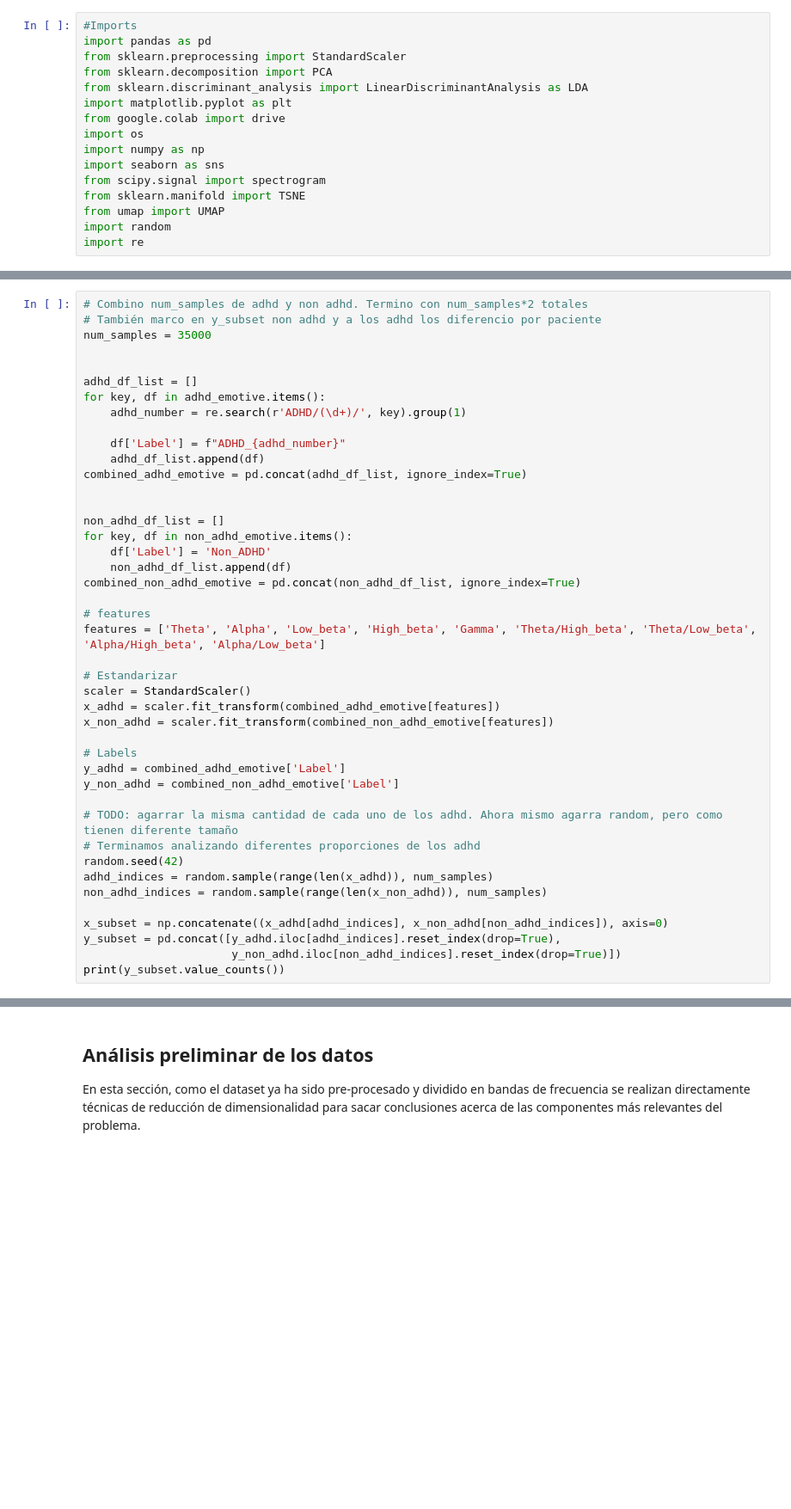
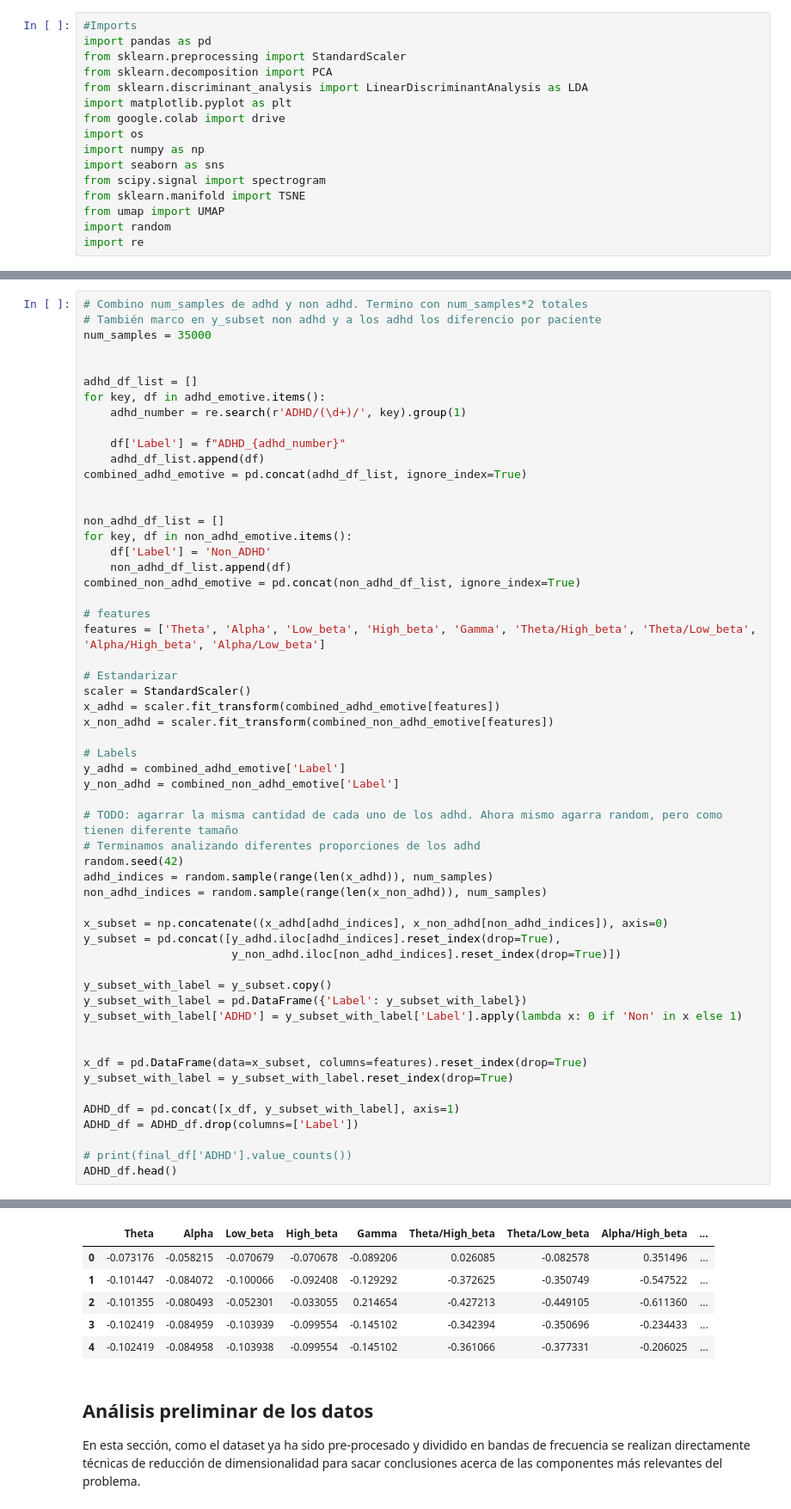
Before and after one commit to franitaa/ADHD-EEG-Game, a Jupyter notebook: ADHD_EEG_Game.ipynb, the cells around one changed output, grey strips where cells are left out. Shown at 86% size. Saved outputs shown, nothing was run; the diff lists cells and outputs as text; blank space fills up the shorter version.

```diff
--- a/ADHD_EEG_Game.ipynb
+++ b/ADHD_EEG_Game.ipynb
@@ -227,5 +198,18 @@ non_adhd_indices = random.sample(range(len(x_non_adhd)), num_samples)
 x_subset = np.concatenate((x_adhd[adhd_indices], x_non_adhd[non_adhd_indices]), axis=0)
 y_subset = pd.concat([y_adhd.iloc[adhd_indices].reset_index(drop=True),
                       y_non_adhd.iloc[non_adhd_indices].reset_index(drop=True)])
-print(y_subset.value_counts())
+
+y_subset_with_label = y_subset.copy()
+y_subset_with_label = pd.DataFrame({'Label': y_subset_with_label})
+y_subset_with_label['ADHD'] = y_subset_with_label['Label'].apply(lambda x: 0 if 'Non' in x else 1)
+
+
+x_df = pd.DataFrame(data=x_subset, columns=features).reset_index(drop=True)
+y_subset_with_label = y_subset_with_label.reset_index(drop=True)
+
+ADHD_df = pd.concat([x_df, y_subset_with_label], axis=1)
+ADHD_df = ADHD_df.drop(columns=['Label'])
+
+# print(final_df['ADHD'].value_counts())
+ADHD_df.head()
 # %% [output]
@@ -239,3 +216,9 @@ Name: count, dtype: int64
+|  | Theta | Alpha | Low_beta | High_beta | Gamma | Theta/High_beta | Theta/Low_beta | Alpha/High_beta | ... |
+| 0 | -0.073176 | -0.058215 | -0.070679 | -0.070678 | -0.089206 | 0.026085 | -0.082578 | 0.351496 | ... |
+| 1 | -0.101447 | -0.084072 | -0.100066 | -0.092408 | -0.129292 | -0.372625 | -0.350749 | -0.547522 | ... |
+| 2 | -0.101355 | -0.080493 | -0.052301 | -0.033055 | 0.214654 | -0.427213 | -0.449105 | -0.611360 | ... |
+| 3 | -0.102419 | -0.084959 | -0.103939 | -0.099554 | -0.145102 | -0.342394 | -0.350696 | -0.234433 | ... |
+| 4 | -0.102419 | -0.084958 | -0.103938 | -0.099554 | -0.145102 | -0.361066 | -0.377331 | -0.206025 | ... |
 # %% [markdown]
 ## Análisis preliminar de los datos
 
```
Also changed, not shown: parts of 12 cells of this notebook.
